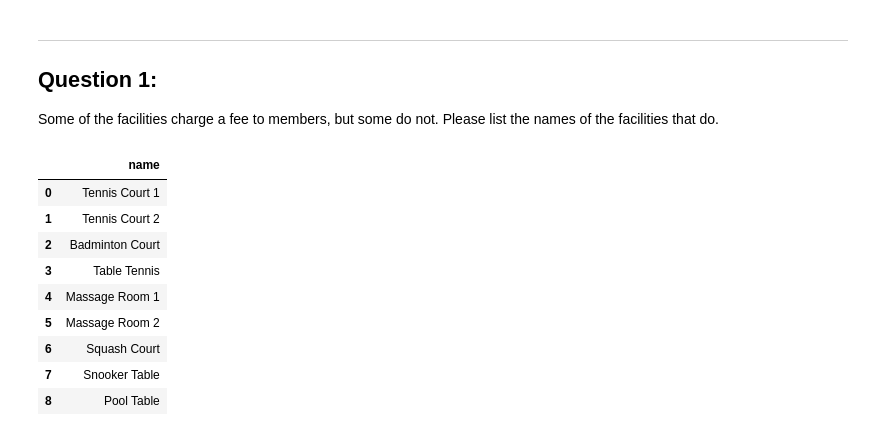
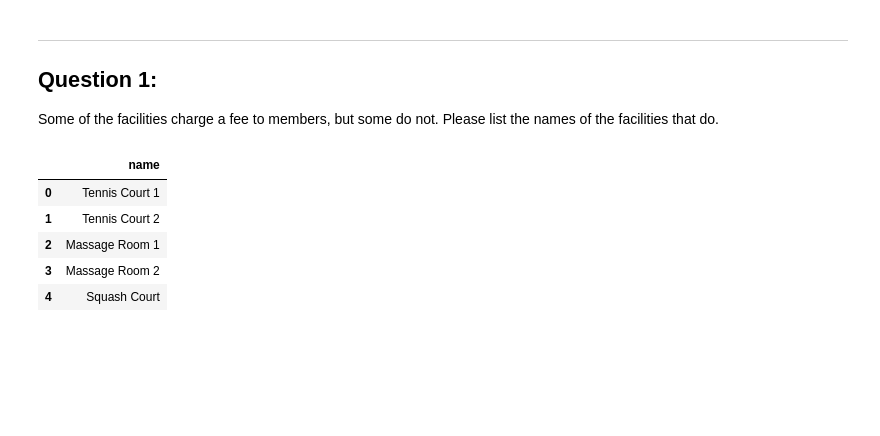
Before and after one commit to Skipper9000/data-wrangling-SQL-exercise, a Jupyter notebook: sql_mini_project.ipynb, the cells around one changed output. Saved outputs shown, nothing was run; the diff lists cells and outputs as text; code cells hidden in the pictures; blank space fills up the shorter version.

```diff
--- a/sql_mini_project.ipynb
+++ b/sql_mini_project.ipynb
@@ -66,12 +61,14 @@ df_bookings.head(10)
 # %%
 # Create a context manager to connect and work with the database engine
 # as well as automatically close the database connection when done
-with engine.connect() as connection:
-    result = connection.execute("SELECT * FROM Facilities")
-    df_facilities = pd.DataFrame(result.fetchall())
-    df_facilities.columns = result.keys()
+with sqlite3.connect('country_club.sqlite') as connection:
+    cursor = connection.cursor()
+    query = cursor.execute("SELECT *\
+                              FROM Facilities")
+    df_facilities = pd.DataFrame(query.fetchall())
+    df_facilities.columns = [tuple[0] for tuple in query.description]
 
-# Display the solution usin a pandas DataFrame
+# Display the first 10 rows of data using a pandas DataFrame
 df_facilities.head(10)
 # %% [output]
 |  | facid | name | membercost | guestcost | initialoutlay | monthlymaintenance |
@@ -87,12 +84,14 @@ df_facilities.head(10)
 # %%
 # Create a context manager to connect and work with the database engine
 # as well as automatically close the database connection when done
-with engine.connect() as connection:
-    result = connection.execute("SELECT * FROM Members")
-    df_members = pd.DataFrame(result.fetchall())
-    df_members.columns = result.keys()
+with sqlite3.connect('country_club.sqlite') as connection:
+    cursor = connection.cursor()
+    query = cursor.execute("SELECT *\
+                              FROM Members")
+    df_members = pd.DataFrame(query.fetchall())
+    df_members.columns = [tuple[0] for tuple in query.description]
 
-# Display the solution usin a pandas DataFrame
+# Display the first 10 rows of data using a pandas DataFrame
 df_members.head(10)
 # %% [output]
 |  | memid | surname | firstname | address | zipcode | telephone | recommendedby | joindate |
@@ -159,21 +112,20 @@ Some of the facilities charge a fee to members, but some do not. Please list the
 # %%
 # Create a context manager to connect and work with the database engine
 # as well as automatically close the database connection when done
-with engine.connect() as connection:
-    result = connection.execute("SELECT name FROM Facilities WHERE membercost <> 0")
-    dataframe = pd.DataFrame(result.fetchall())
-    dataframe.columns = result.keys()
+with sqlite3.connect('country_club.sqlite') as connection:
+    cursor = connection.cursor()
+    query = cursor.execute("SELECT name \
+                              FROM Facilities \
+                             WHERE CAST(membercost AS INTEGER) <> 0")
+    df_solution1 = pd.DataFrame(query.fetchall())
+    df_solution1.columns = [tuple[0] for tuple in query.description]
 
-# Display the solution usin a pandas DataFrame
-dataframe
+# Display the answer using a pandas DataFrame
+df_solution1
 # %% [output]
 |  | name |
 | 0 | Tennis Court 1 |
 | 1 | Tennis Court 2 |
-| 2 | Badminton Court |
-| 3 | Table Tennis |
-| 4 | Massage Room 1 |
-| 5 | Massage Room 2 |
-| 6 | Squash Court |
-| 7 | Snooker Table |
-| 8 | Pool Table |
+| 2 | Massage Room 1 |
+| 3 | Massage Room 2 |
+| 4 | Squash Court |
```
Also changed, not shown: parts of 27 cells of this notebook.
